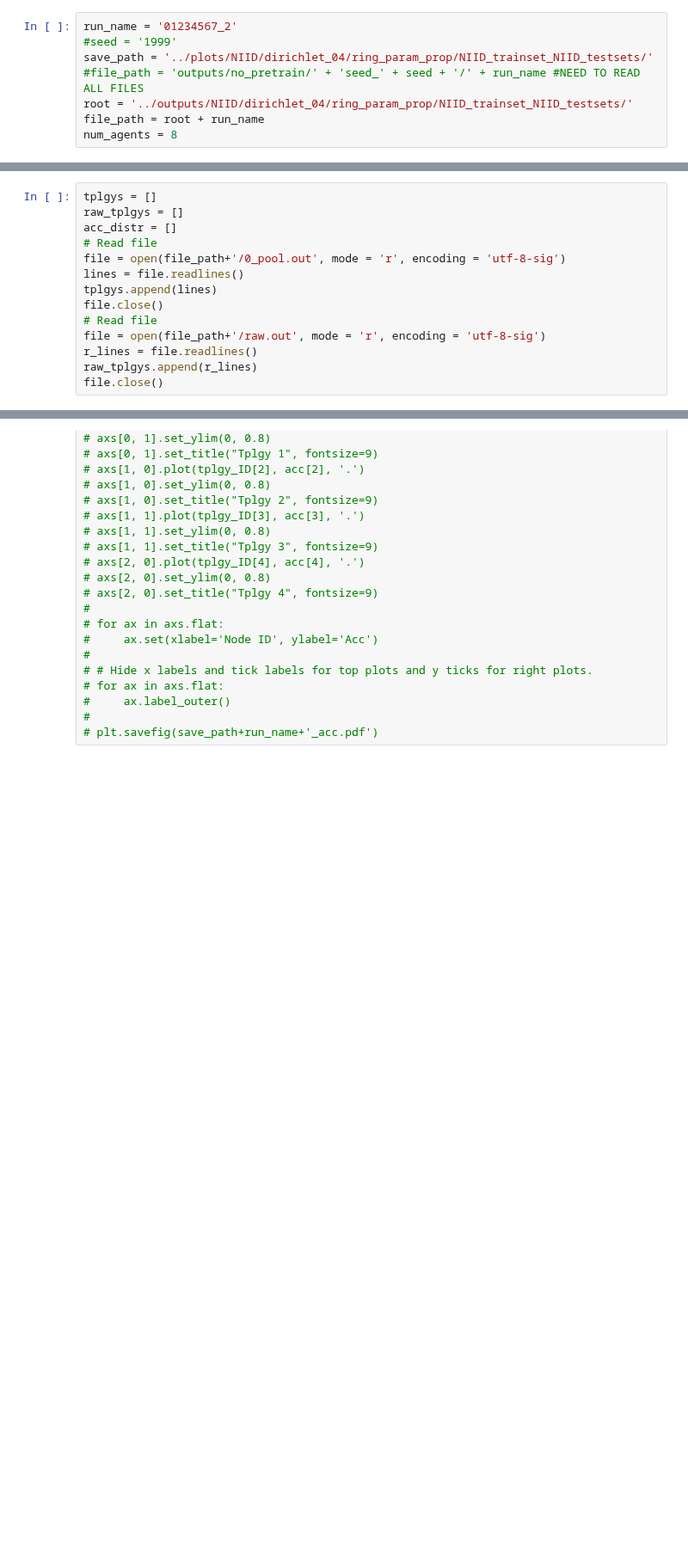
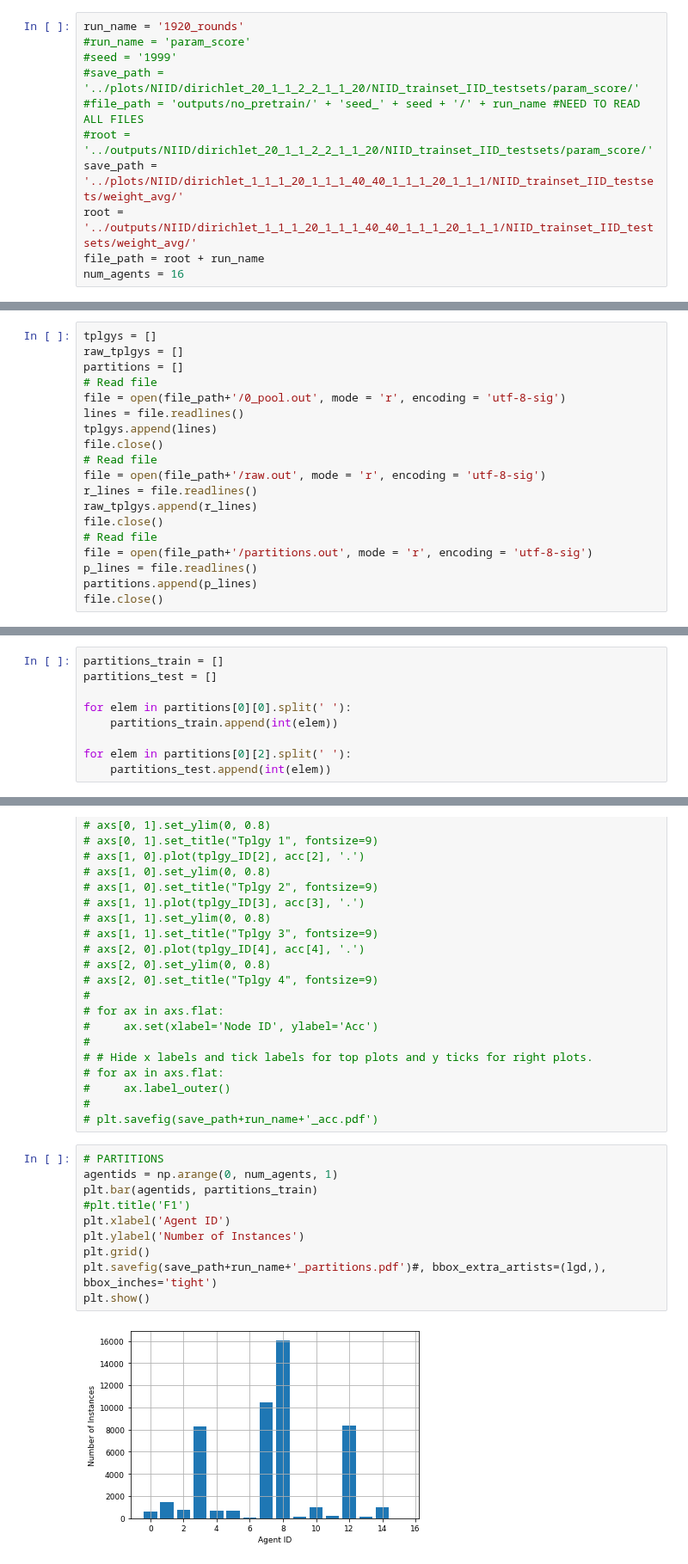
Before and after one commit to AitorB16/GLow, a Jupyter notebook: visualization/single_visualize_results.ipynb, the cells around one changed output, grey strips where cells are left out. Shown at 86% size. Cells and saved outputs as stored; diff of their text form; blank space fills up the shorter version.

Commit message:
Selection of dataset splitting method and aggregation algorithm is done from conf/base.yaml

```diff
--- a/visualization/single_visualize_results.ipynb
+++ b/visualization/single_visualize_results.ipynb
@@ -6,10 +6,13 @@ from pathlib import Path
 import matplotlib.pyplot as plt
 from matplotlib import cm
 # %%
-run_name = '01234567_2'
+run_name = '1920_rounds'
+#run_name = 'param_score'
 #seed = '1999'
-save_path = '../plots/NIID/dirichlet_04/ring_param_prop/NIID_trainset_NIID_testsets/'
+#save_path = '../plots/NIID/dirichlet_20_1_1_2_2_1_1_20/NIID_trainset_IID_testsets/param_score/'
 #file_path = 'outputs/no_pretrain/' + 'seed_' + seed + '/' + run_name #NEED TO READ ALL FILES
-root = '../outputs/NIID/dirichlet_04/ring_param_prop/NIID_trainset_NIID_testsets/'
+#root = '../outputs/NIID/dirichlet_20_1_1_2_2_1_1_20/NIID_trainset_IID_testsets/param_score/'
+save_path = '../plots/NIID/dirichlet_1_1_1_20_1_1_1_40_40_1_1_1_20_1_1_1/NIID_trainset_IID_testsets/weight_avg/'
+root = '../outputs/NIID/dirichlet_1_1_1_20_1_1_1_40_40_1_1_1_20_1_1_1/NIID_trainset_IID_testsets/weight_avg/'
 file_path = root + run_name
-num_agents = 8
+num_agents = 16
@@ -16,7 +41,7 @@ num_agents = 8
 # %%
 tplgys = []
 raw_tplgys = []
-acc_distr = []
+partitions = []
 # Read file
 file = open(file_path+'/0_pool.out', mode = 'r', encoding = 'utf-8-sig')
 lines = file.readlines()
@@ -27,6 +52,11 @@ file = open(file_path+'/raw.out', mode = 'r', encoding = 'utf-8-sig')
 r_lines = file.readlines()
 raw_tplgys.append(r_lines)
 file.close()
+# Read file
+file = open(file_path+'/partitions.out', mode = 'r', encoding = 'utf-8-sig')
+p_lines = file.readlines()
+partitions.append(p_lines)
+file.close()
 # %%
 tplgy_ID = []
 loss = []
@@ -47,3 +77,12 @@ print(exec_times)
+# %%
+partitions_train = []
+partitions_test = []
+
+for elem in partitions[0][0].split(' '):
+    partitions_train.append(int(elem))
+
+for elem in partitions[0][2].split(' '):
+    partitions_test.append(int(elem))
 # %%
 # fig, axs = plt.subplots(3, 2)
 # axs[0, 0].plot(tplgy_ID[0], acc[0], '.')
@@ -70,6 +109,18 @@ print(exec_times)
 #     ax.label_outer()
 #
 # plt.savefig(save_path+run_name+'_acc.pdf')
+# %%
+# PARTITIONS
+agentids = np.arange(0, num_agents, 1)
+plt.bar(agentids, partitions_train)
+#plt.title('F1')
+plt.xlabel('Agent ID')
+plt.ylabel('Number of Instances')
+plt.grid()
+plt.savefig(save_path+run_name+'_partitions.pdf')#, bbox_extra_artists=(lgd,), bbox_inches='tight')
+plt.show()
+# %% [output]
+[figure, added]
 # %%
 font = {'size': 9}
 plt.rc('font', **font)
```
Also changed, not shown: parts of 12 cells of this notebook, 7 other files.
